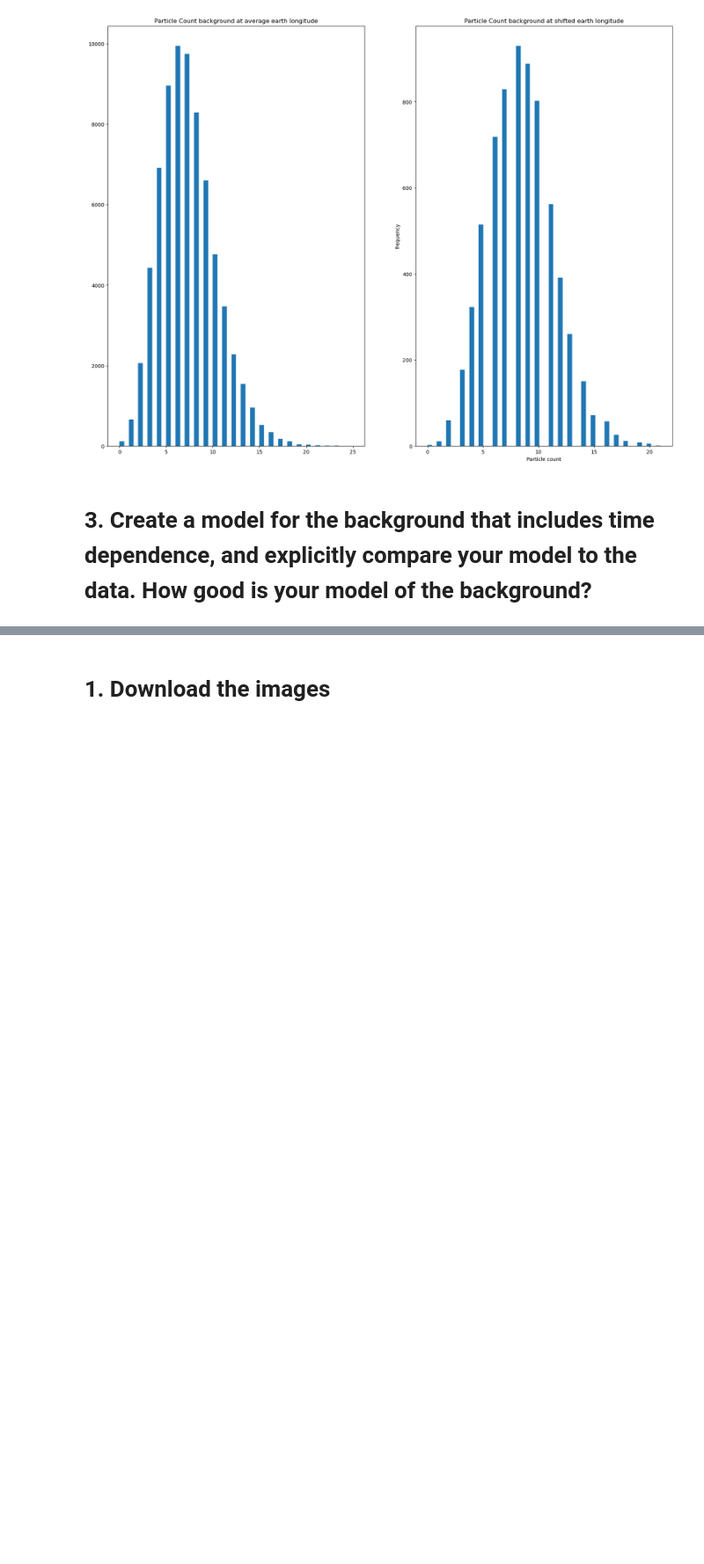
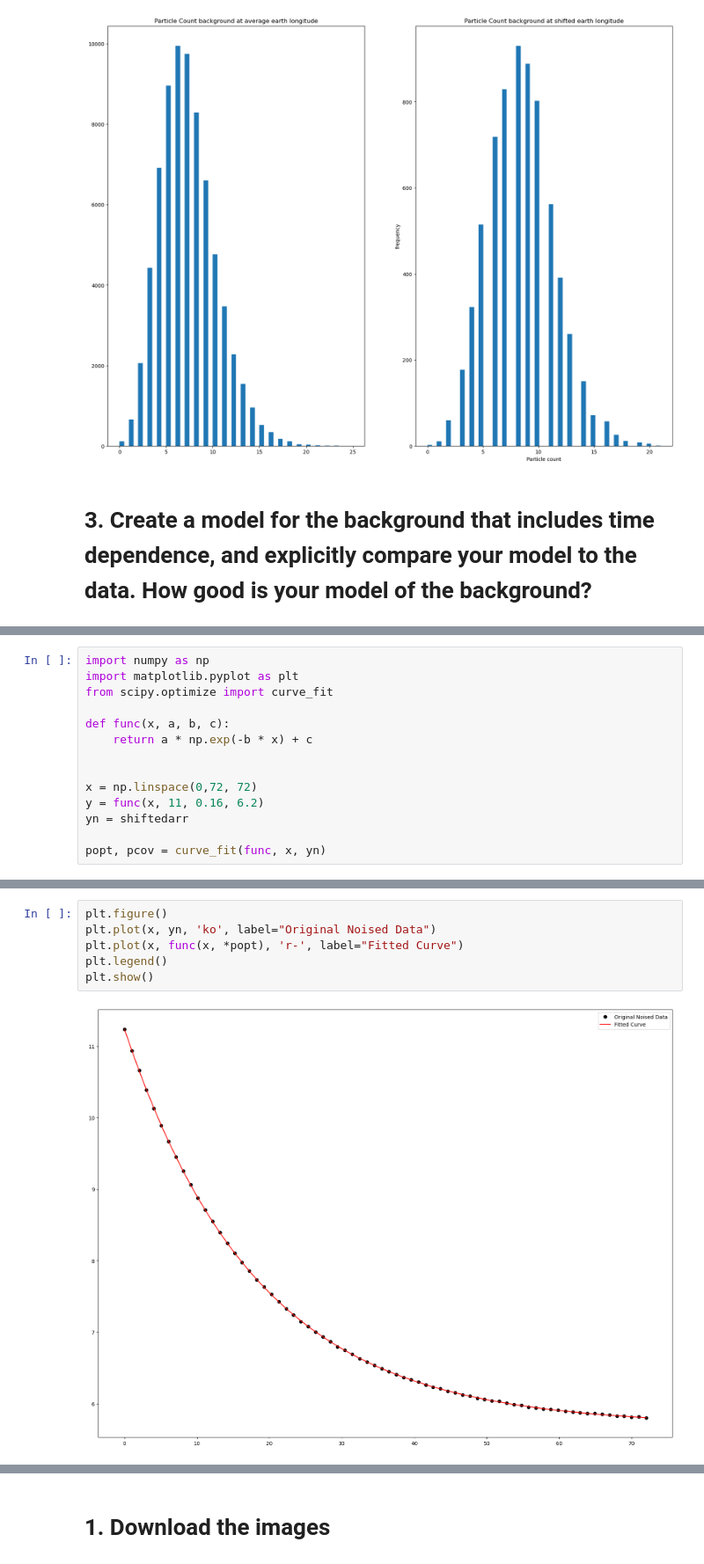
Before and after one commit to Waffelz/PHYS434_UWFall2021, a Jupyter notebook: lab4.ipynb, the cells around one changed output, grey strips where cells are left out. Shown at 88% size. Saved outputs shown, nothing was run; the diff lists cells and outputs as text; blank space fills up the shorter version.

```diff
--- a/lab4.ipynb
+++ b/lab4.ipynb
@@ -107,0 +137,14 @@ Text(0, 0.5, 'frequency')
+# %%
+import numpy as np
+import matplotlib.pyplot as plt
+from scipy.optimize import curve_fit
+
+def func(x, a, b, c):
+    return a * np.exp(-b * x) + c
+
+
+x = np.linspace(0,72, 72)
+y = func(x, 11, 0.16, 6.2)
+yn = shiftedarr
+
+popt, pcov = curve_fit(func, x, yn)
@@ -107,0 +155,8 @@ Text(0, 0.5, 'frequency')
+# %%
+plt.figure()
+plt.plot(x, yn, 'ko', label="Original Noised Data")
+plt.plot(x, func(x, *popt), 'r-', label="Fitted Curve")
+plt.legend()
+plt.show()
+# %% [output]
+[figure, added]
```
Also changed, not shown: parts of 47 cells of this notebook.
